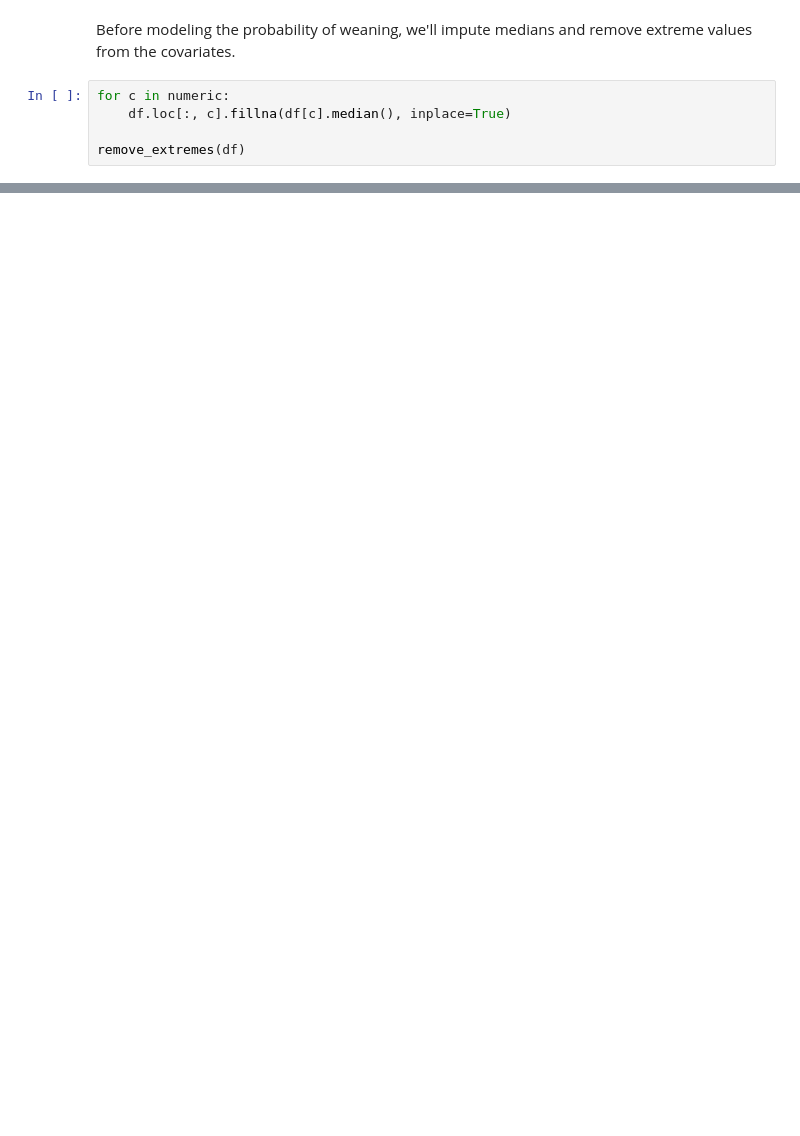
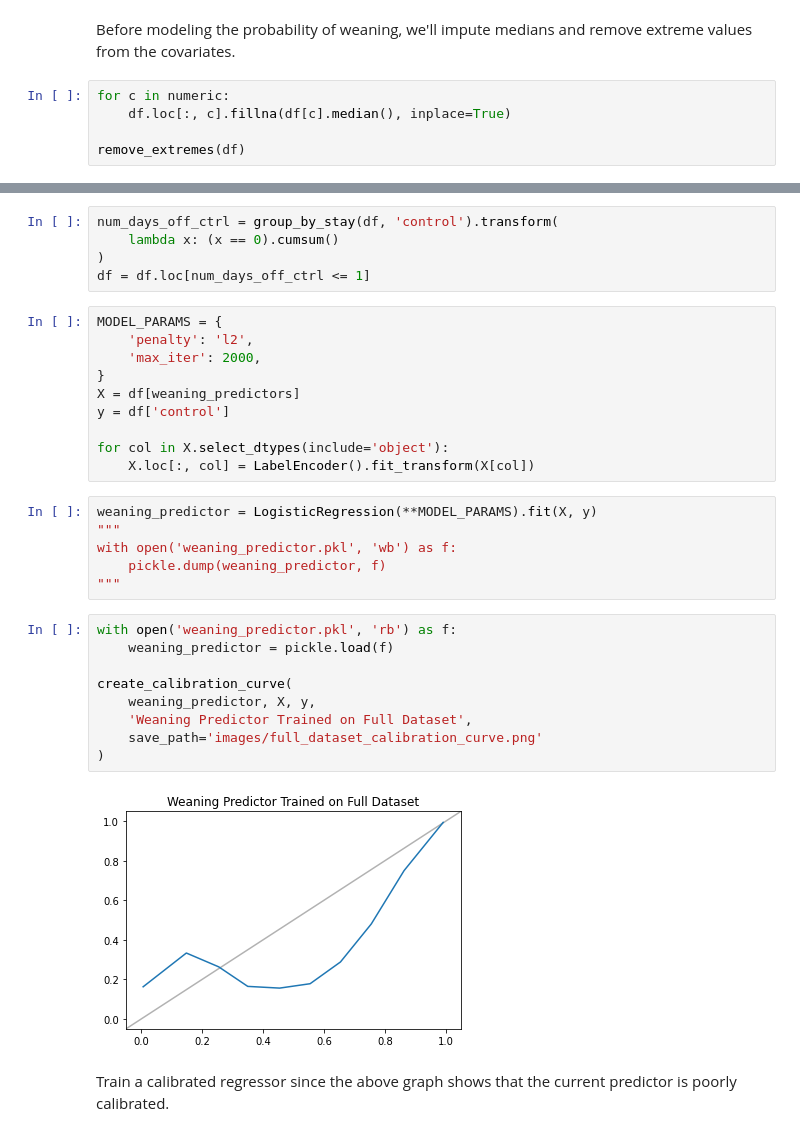
Before and after one commit to amanchoudhri/liberation-timing-paper, a Jupyter notebook: main.ipynb, the cells around one changed output, grey strips where cells are left out. Drawn from its saved outputs; the diff is of its cells as text; blank space fills up the shorter version.

```diff
--- a/main.ipynb
+++ b/main.ipynb
@@ -119,0 +117,34 @@ def _model(rows, predictors, label, options=MODEL_PARAMS):
+# %%
+num_days_off_ctrl = group_by_stay(df, 'control').transform(
+    lambda x: (x == 0).cumsum()
+)
+df = df.loc[num_days_off_ctrl <= 1]
+# %%
+MODEL_PARAMS = {
+    'penalty': 'l2',
+    'max_iter': 2000,
+}
+X = df[weaning_predictors]
+y = df['control']
+
+for col in X.select_dtypes(include='object'):
+    X.loc[:, col] = LabelEncoder().fit_transform(X[col])
+# %%
+weaning_predictor = LogisticRegression(**MODEL_PARAMS).fit(X, y)
+"""
+with open('weaning_predictor.pkl', 'wb') as f:
+    pickle.dump(weaning_predictor, f)
+"""
+# %%
+with open('weaning_predictor.pkl', 'rb') as f:
+    weaning_predictor = pickle.load(f)
+
+create_calibration_curve(
+    weaning_predictor, X, y,
+    'Weaning Predictor Trained on Full Dataset',
+    save_path='images/full_dataset_calibration_curve.png'
+)
+# %% [output]
+[figure, added]
+# %% [markdown]
+Train a calibrated regressor since the above graph shows that the current predictor is poorly calibrated.
```
Also changed, not shown: parts of 14 cells of this notebook, 1 other file.
